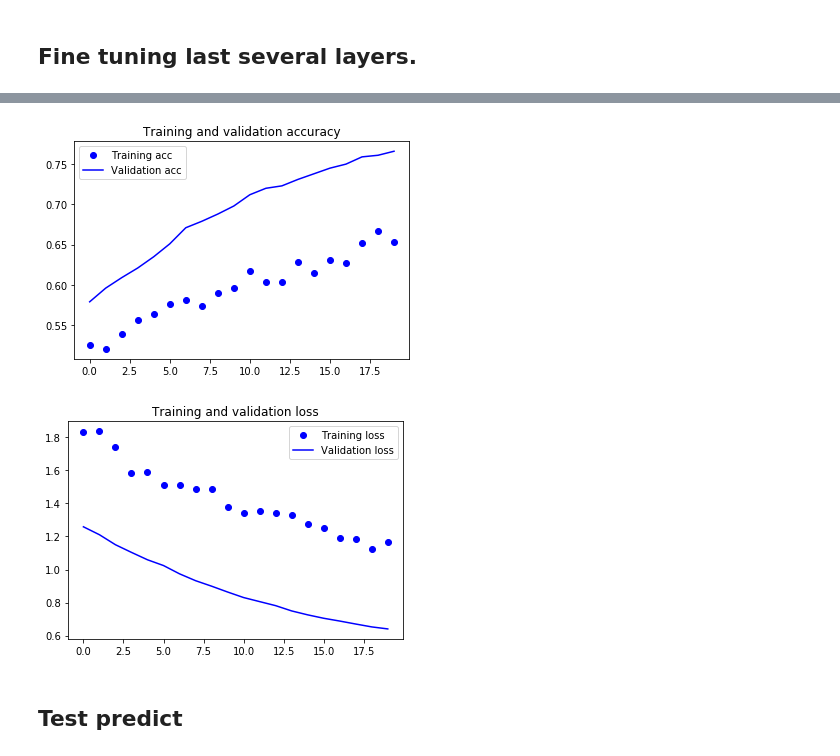
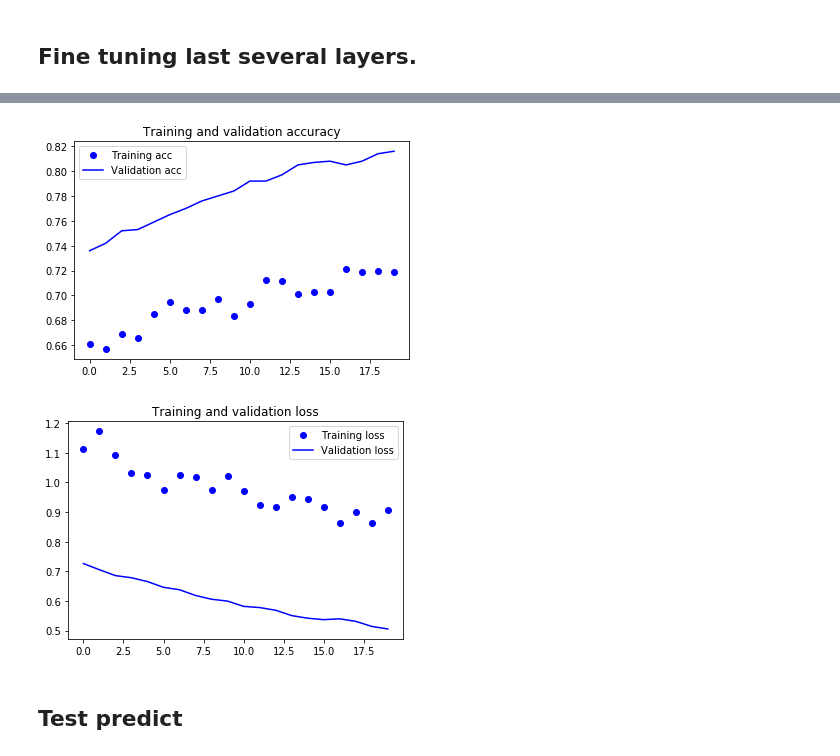
Before and after one commit to Tony607/efficientnet_keras_transfer_learning, a Jupyter notebook: Keras_efficientnet_transfer_learning.ipynb, the cells around one changed output, grey strips where cells are left out. Saved outputs shown, nothing was run; the diff lists cells and outputs as text; code cells hidden in the pictures.

```diff
--- a/Keras_efficientnet_transfer_learning.ipynb
+++ b/Keras_efficientnet_transfer_learning.ipynb
@@ -289,3 +300,16 @@ print('This is the number of trainable layers '
 # %% [output]
 This is the number of trainable layers before freezing the conv base: 213
 This is the number of trainable layers after freezing the conv base: 2
+# %%
+model.compile(loss='categorical_crossentropy',
+              optimizer=optimizers.RMSprop(lr=2e-5),
+              metrics=['acc'])
+history = model.fit_generator(
+      train_generator,
+      steps_per_epoch= NUM_TRAIN //batch_size,
+      epochs=epochs,
+      validation_data=validation_generator,
+      validation_steps= NUM_TEST //batch_size,
+      verbose=1,
+      use_multiprocessing=True,
+      workers=4)
@@ -342,27 +408,27 @@ model.save('./models/cats_and_dogs_small.h5')
 # %%
 acc = history.history['acc']
 val_acc = history.history['val_acc']
 loss = history.history['loss']
 val_loss = history.history['val_loss']
 
-epochs = range(len(acc))
+epochs_x = range(len(acc))
 
-plt.plot(epochs, acc, 'bo', label='Training acc')
-plt.plot(epochs, val_acc, 'b', label='Validation acc')
+plt.plot(epochs_x, acc, 'bo', label='Training acc')
+plt.plot(epochs_x, val_acc, 'b', label='Validation acc')
 plt.title('Training and validation accuracy')
 plt.legend()
 
 plt.figure()
 
-plt.plot(epochs, loss, 'bo', label='Training loss')
-plt.plot(epochs, val_loss, 'b', label='Validation loss')
+plt.plot(epochs_x, loss, 'bo', label='Training loss')
+plt.plot(epochs_x, val_loss, 'b', label='Validation loss')
 plt.title('Training and validation loss')
 plt.legend()
 
 plt.show()
 # %% [output]
-[figure, old version]
+[figure, new version]
-[figure, old version]
+[figure, new version]
 # %% [markdown]
 ## Test predict
 # %%
```
Also changed, not shown: parts of 12 cells of this notebook.
